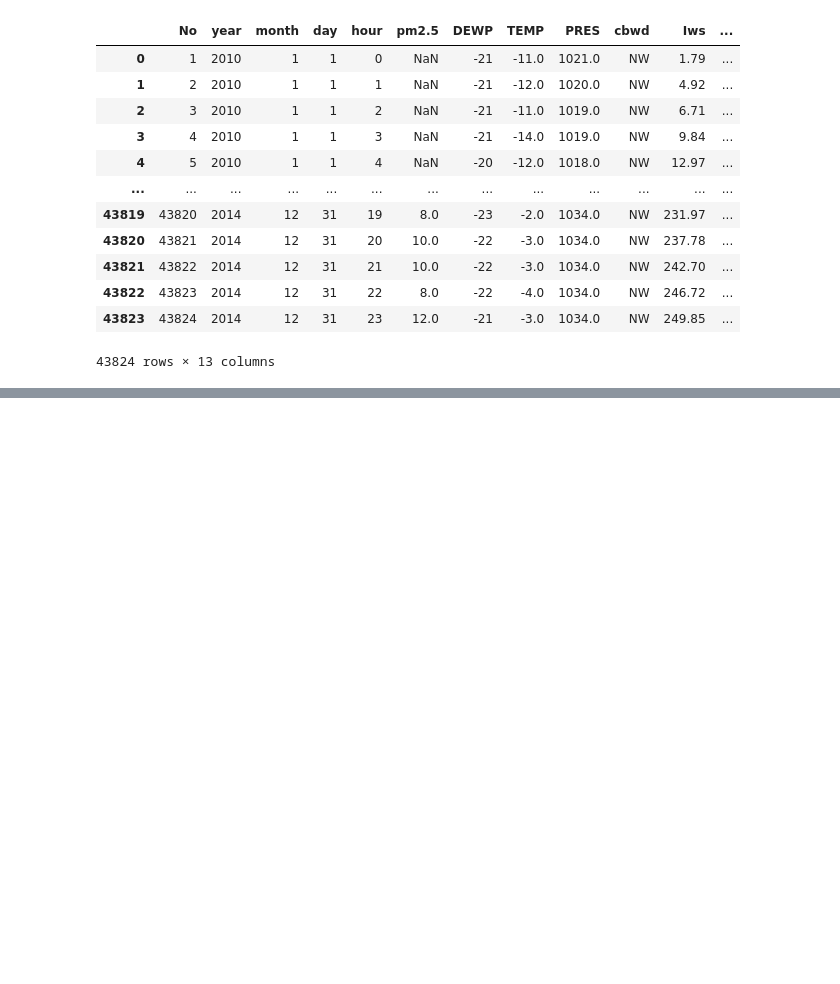
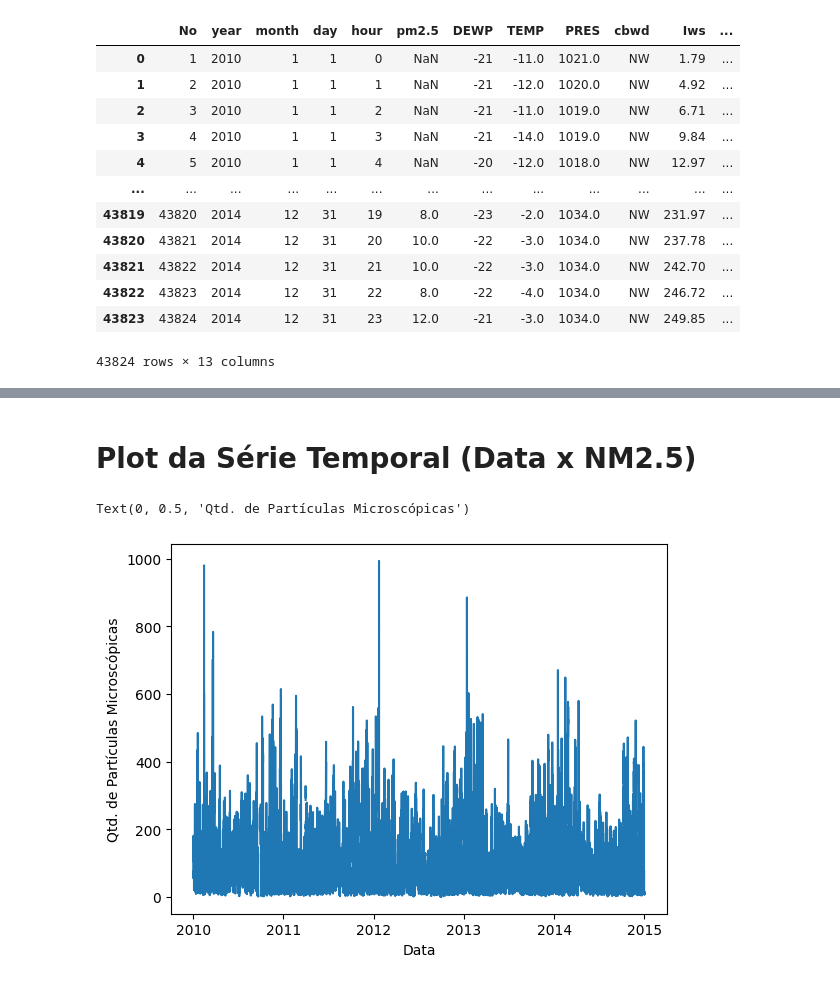
Before and after one commit to BccMaterial/CD-P2, a Jupyter notebook: notebooks/time_series_analysis.ipynb, the cells around one changed output, grey strips where cells are left out. Cells and saved outputs as stored; diff of their text form; code cells hidden in the pictures; blank space fills up the shorter version.

Commit message:
feat: add time series plot

```diff
--- a/notebooks/time_series_analysis.ipynb
+++ b/notebooks/time_series_analysis.ipynb
@@ -24,0 +28,8 @@ display(df)
+# %%
+df["date"] = pd.to_datetime({
+    "year": df["year"],
+    "month": df["month"],
+    "day": df["day"],
+    "hour": df["hour"]
+})
+df["pm2.5"].fillna(0)
@@ -24,0 +49,9 @@ display(df)
+# %% [markdown]
+# Plot da Série Temporal (Data x NM2.5)
+# %%
+plt.plot(df["date"], df["pm2.5"])
+plt.xlabel("Data")
+plt.ylabel("Qtd. de Partículas Microscópicas")
+# %% [output]
+Text(0, 0.5, 'Qtd. de Partículas Microscópicas')
+[figure, added]
```
Also changed, not shown: parts of 3 cells of this notebook.
